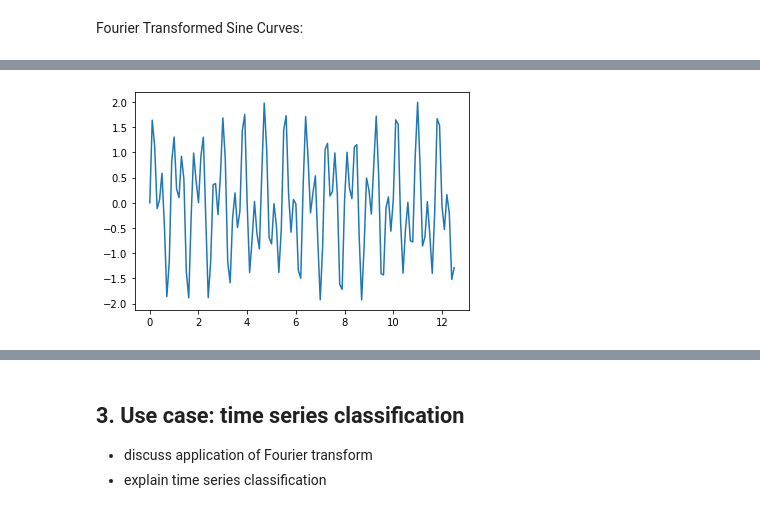
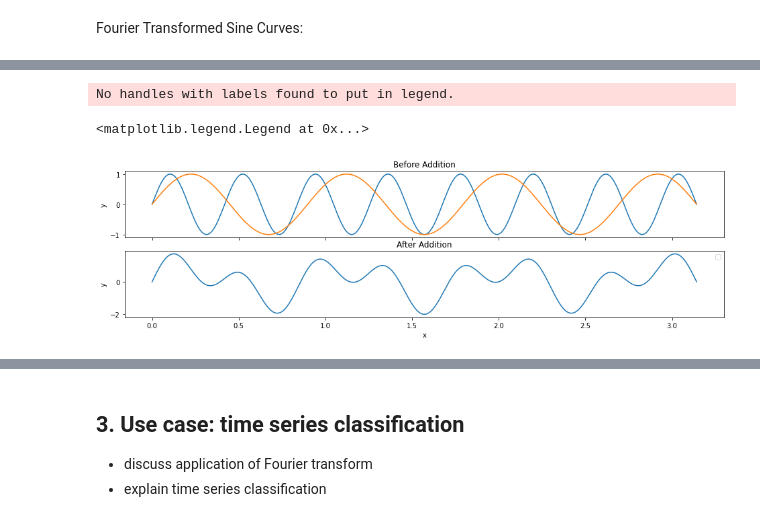
Before and after one commit to TawyeebOS/Time-Series-Analysis-and-Fourier-Transform-Nuffield-Project, a Jupyter notebook: Report-Draft.ipynb, the cells around one changed output, grey strips where cells are left out. Drawn from its saved outputs; the diff is of its cells as text; code cells hidden in the pictures.

```diff
--- a/Report-Draft.ipynb
+++ b/Report-Draft.ipynb
@@ -150,11 +157,21 @@ Additionally, when we superimpose multiple of these waveforms, the waves can int
 
 New: y = sin(15x) + sin(7x)
 # %%
-a = np.arange(0, 4*np.pi, 0.1)
+a = np.linspace(0,np.pi, 400)
 b = np.sin(15*x)+np.sin(7*x)
-# %%
-plt.plot(a,b)
-plt.show()
-# %% [output]
-[figure, removed]
+# %%
+fig, axs = plt.subplots(2, figsize=plt.figaspect(0.25))
+axs[0].plot(x,y1,label="sin15x")
+axs[0].plot(x,y2,label="sin7x")
+axs[0].set_title("Before Addition")
+axs[1].plot(a,b)
+axs[1].set_title("After Addition")
+for axs in axs.flat:
+    axs.set(xlabel="x",ylabel="y")
+    axs.label_outer()
+plt.legend()
+# %% [output]
+No handles with labels found to put in legend.
+<matplotlib.legend.Legend at 0x...>
+[figure, added]
 # %%
```
Also changed, not shown: parts of 33 cells of this notebook, 1 other file.
